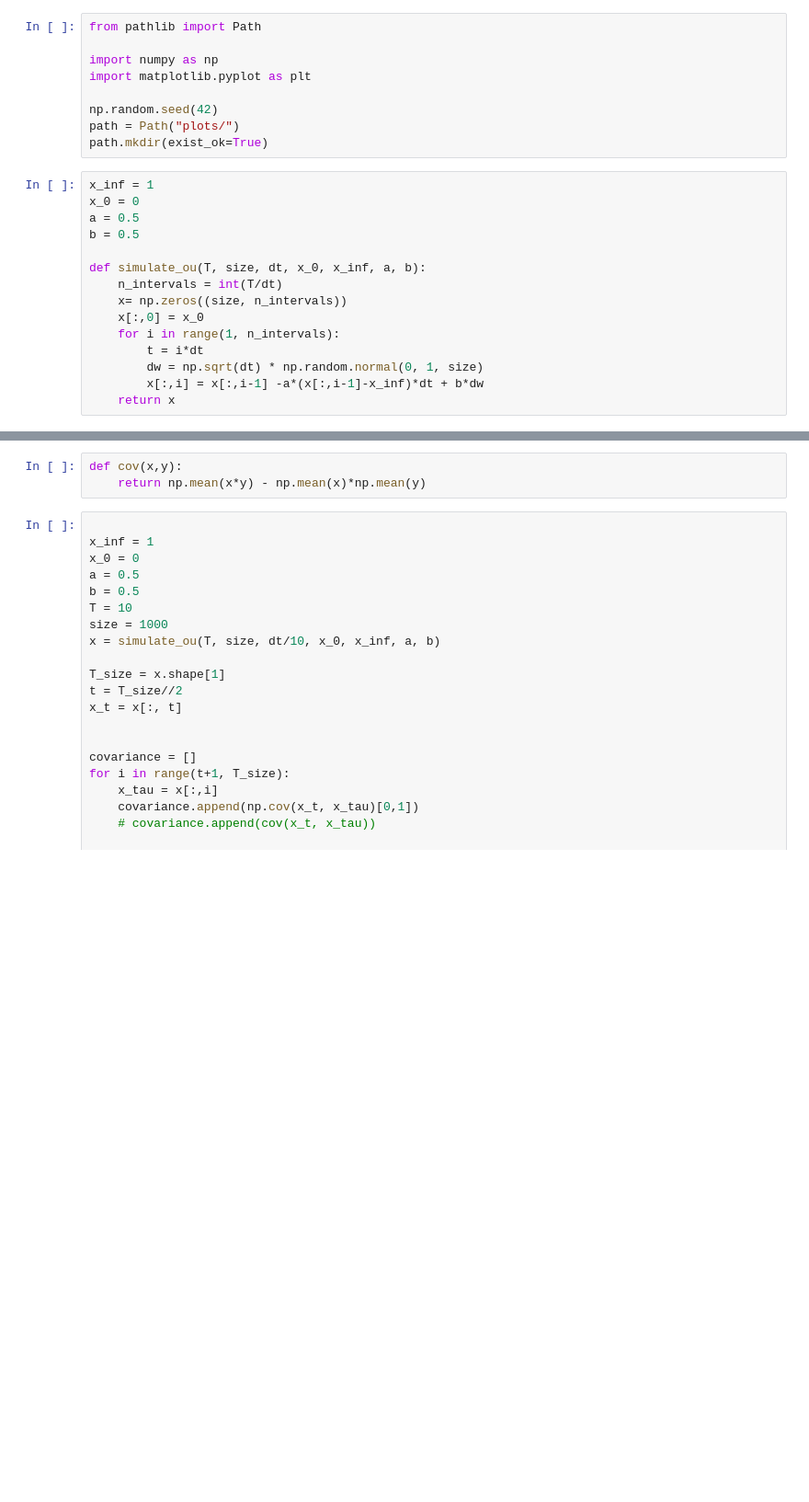
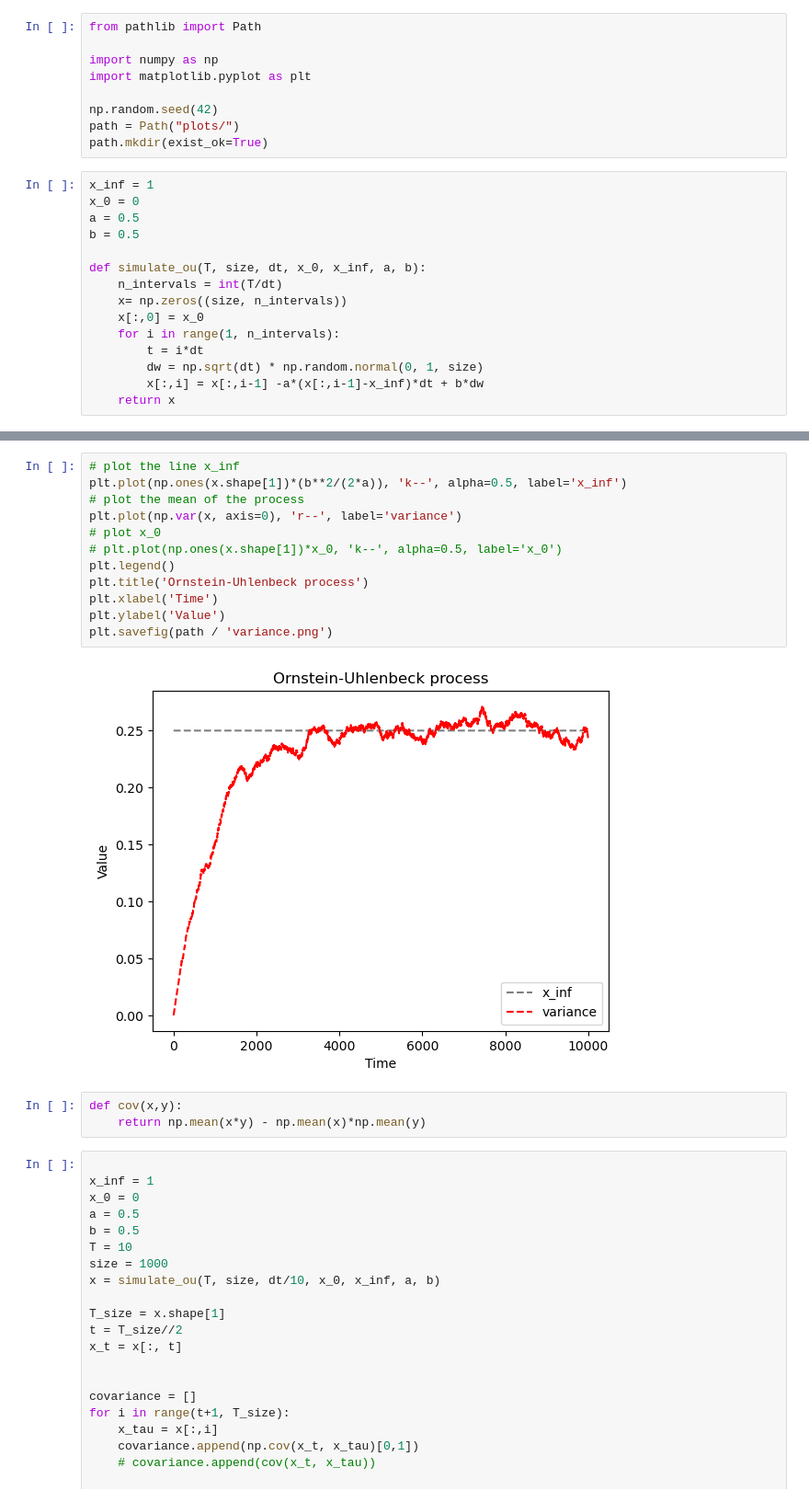
Before and after one commit to AlviseSembenico/MathWork, a Jupyter notebook: SDE/Homework 1/simulation.ipynb, the cells around one changed output, grey strips where cells are left out. Shown at 92% size. Drawn from its saved outputs; the diff is of its cells as text; blank space fills up the shorter version.

```diff
--- a/SDE/Homework 1/simulation.ipynb
+++ b/SDE/Homework 1/simulation.ipynb
@@ -47,3 +46,17 @@ Text(0, 0.5, 'Value')
+# %%
+# plot the line x_inf
+plt.plot(np.ones(x.shape[1])*(b**2/(2*a)), 'k--', alpha=0.5, label='x_inf')
+# plot the mean of the process
+plt.plot(np.var(x, axis=0), 'r--', label='variance')
+# plot x_0
+# plt.plot(np.ones(x.shape[1])*x_0, 'k--', alpha=0.5, label='x_0')
+plt.legend()
+plt.title('Ornstein-Uhlenbeck process')
+plt.xlabel('Time')
+plt.ylabel('Value')
+plt.savefig(path / 'variance.png')
+# %% [output]
+[figure, added]
 # %%
 def cov(x,y):
     return np.mean(x*y) - np.mean(x)*np.mean(y)
```
Also changed, not shown: parts of 2 cells of this notebook, 8 other files.
